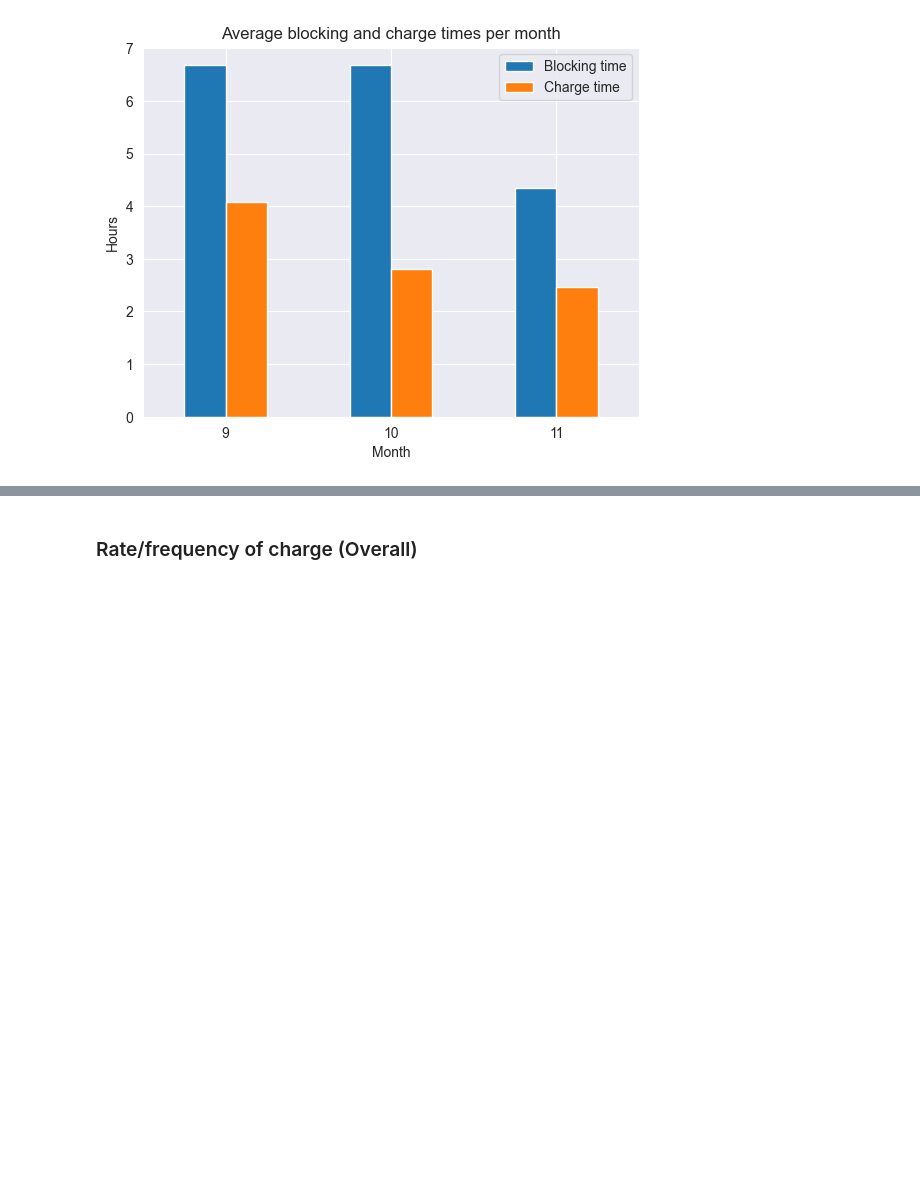
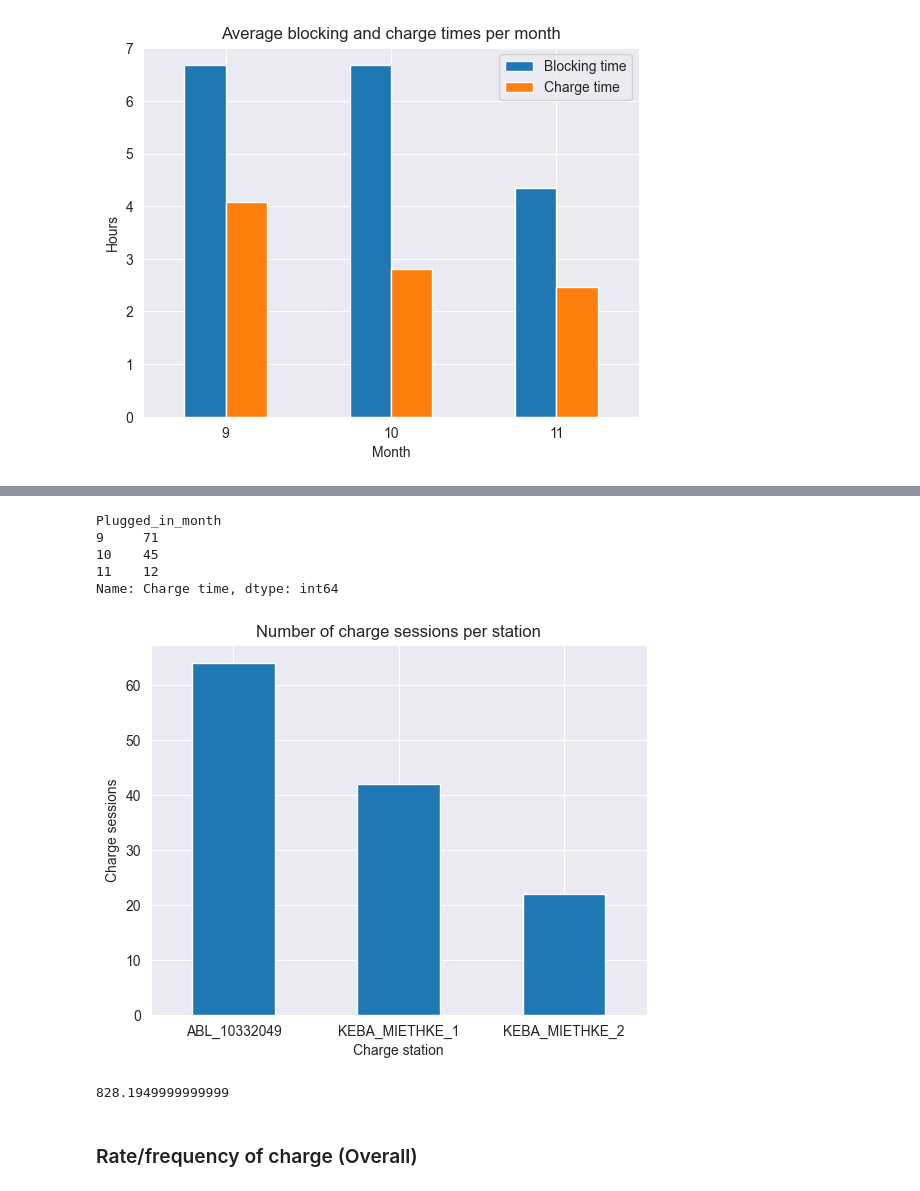
Before and after one commit to Omotayewo/EV-charging-analysis, a Jupyter notebook: Notebooks/Analysis of Electric Vehicle Charging Transactions (Employees).ipynb, the cells around one changed output, grey strips where cells are left out. Drawn from its saved outputs; the diff is of its cells as text; code cells hidden in the pictures; blank space fills up the shorter version.

```diff
--- a/Notebooks/Analysis of Electric Vehicle Charging Transactions (Employees).ipynb
+++ b/Notebooks/Analysis of Electric Vehicle Charging Transactions (Employees).ipynb
@@ -431,3 +425,25 @@ plt.show()
+# %%
+employee_data.groupby('Plugged_in_month')['Charge time'].count()
+# %% [output]
+Plugged_in_month
+9     71
+10    45
+11    12
+Name: Charge time, dtype: int64
+# %%
+employee_data.groupby('Ladestation')['Charge time'].count().plot(kind='bar')
+plt.xlabel('Charge station')
+plt.ylabel('Charge sessions')
+plt.xticks(rotation=0)
+plt.title('Number of charge sessions per station')
+plt.savefig('../Images/Employees/Redo/charge-sessions-per-station')
+plt.show()
+# %% [output]
+[figure, added]
+# %%
+employee_data['Blocking time'].sum()
+# %% [output]
+828.1949999999999
 # %%
 #employee_data.groupby('EVSE-ID')['Charge time'].sum().sort_values(ascending=True).plot(kind='barh')
 # %%
```
Also changed, not shown: parts of 37 cells of this notebook, 3 other files.
